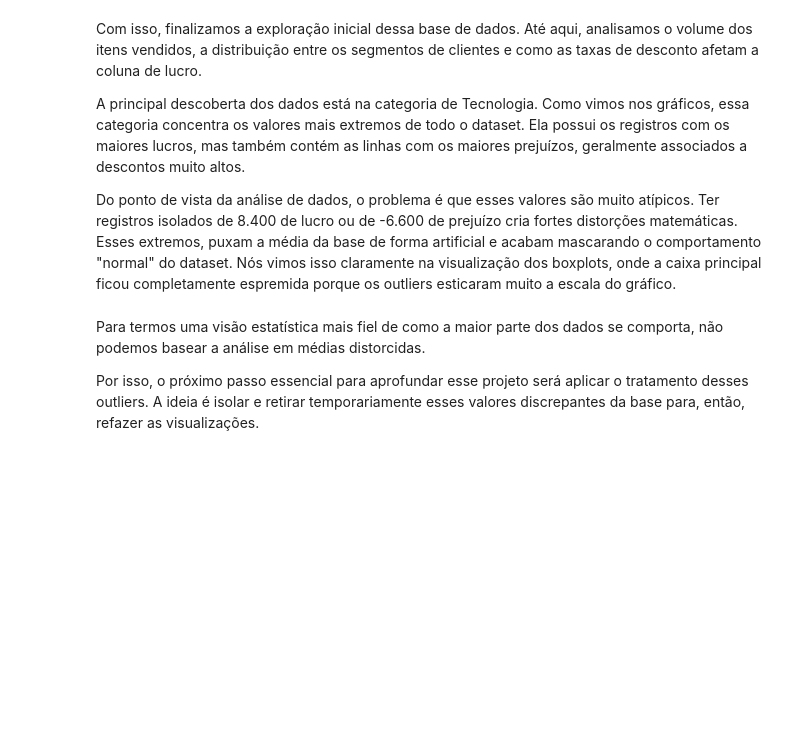
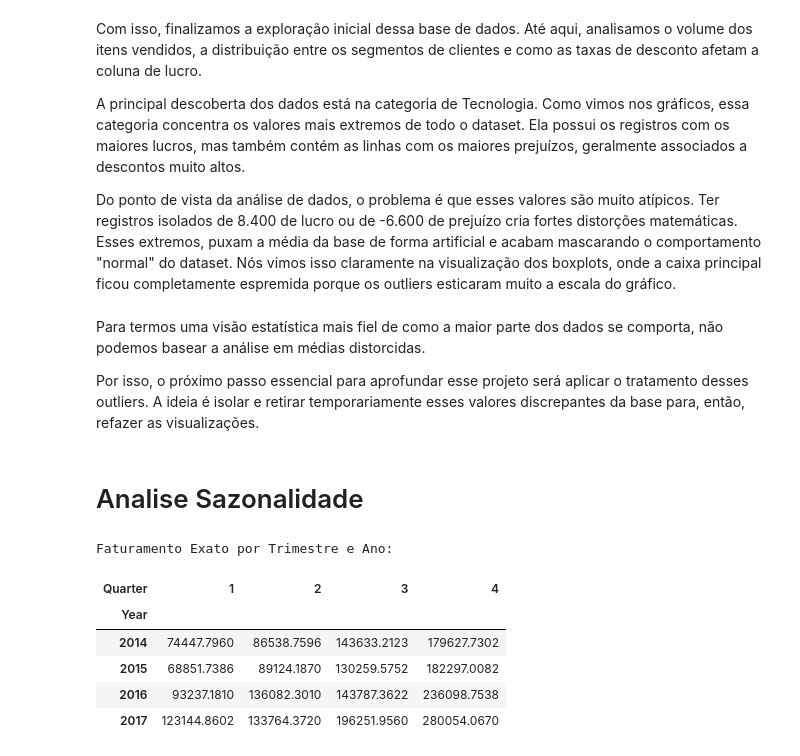
Before and after one commit to Ronaldo-Junior1/analise-dados-supermercado, a Jupyter notebook: Analise_base_supermercado.ipynb, the cells around one changed output. Drawn from its saved outputs; the diff is of its cells as text; code cells hidden in the pictures; blank space fills up the shorter version.

```diff
--- a/Analise_base_supermercado.ipynb
+++ b/Analise_base_supermercado.ipynb
@@ -595,3 +595,29 @@ Do ponto de vista da análise de dados, o problema é que esses valores são mui
 Para termos uma visão estatística mais fiel de como a maior parte dos dados se comporta, não podemos basear a análise em médias distorcidas.
 
 Por isso, o próximo passo essencial para aprofundar esse projeto será aplicar o tratamento desses outliers. A ideia é isolar e retirar temporariamente esses valores discrepantes da base para, então, refazer as visualizações.
+# %% [markdown]
+# Analise Sazonalidade
+# %%
+# Garantindo o formato de data
+df['Order_Date'] = pd.to_datetime(df['Order_Date'])
+
+# Criando as colunas de Ano e Trimestre
+df['Year'] = df['Order_Date'].dt.year
+df['Quarter'] = df['Order_Date'].dt.quarter
+
+# Agrupando o Faturamento (Sales) por Ano e Trimestre
+vendas_trimestre = df.groupby(['Year', 'Quarter'])['Sales'].sum().reset_index()
+
+# Criando a Tabela Dinâmica (Pivot Table) para facilitar a leitura dos números
+tabela_sazonalidade = vendas_trimestre.pivot(index='Year', columns='Quarter', values='Sales')
+
+print("Faturamento Exato por Trimestre e Ano:")
+display(tabela_sazonalidade)
+# %% [output]
+Faturamento Exato por Trimestre e Ano:
+| Quarter | 1 | 2 | 3 | 4 |
+| Year |  |  |  |  |
+| 2014 | 74447.7960 | 86538.7596 | 143633.2123 | 179627.7302 |
+| 2015 | 68851.7386 | 89124.1870 | 130259.5752 | 182297.0082 |
+| 2016 | 93237.1810 | 136082.3010 | 143787.3622 | 236098.7538 |
+| 2017 | 123144.8602 | 133764.3720 | 196251.9560 | 280054.0670 |
```
Also changed, not shown: parts of 3 cells of this notebook.
